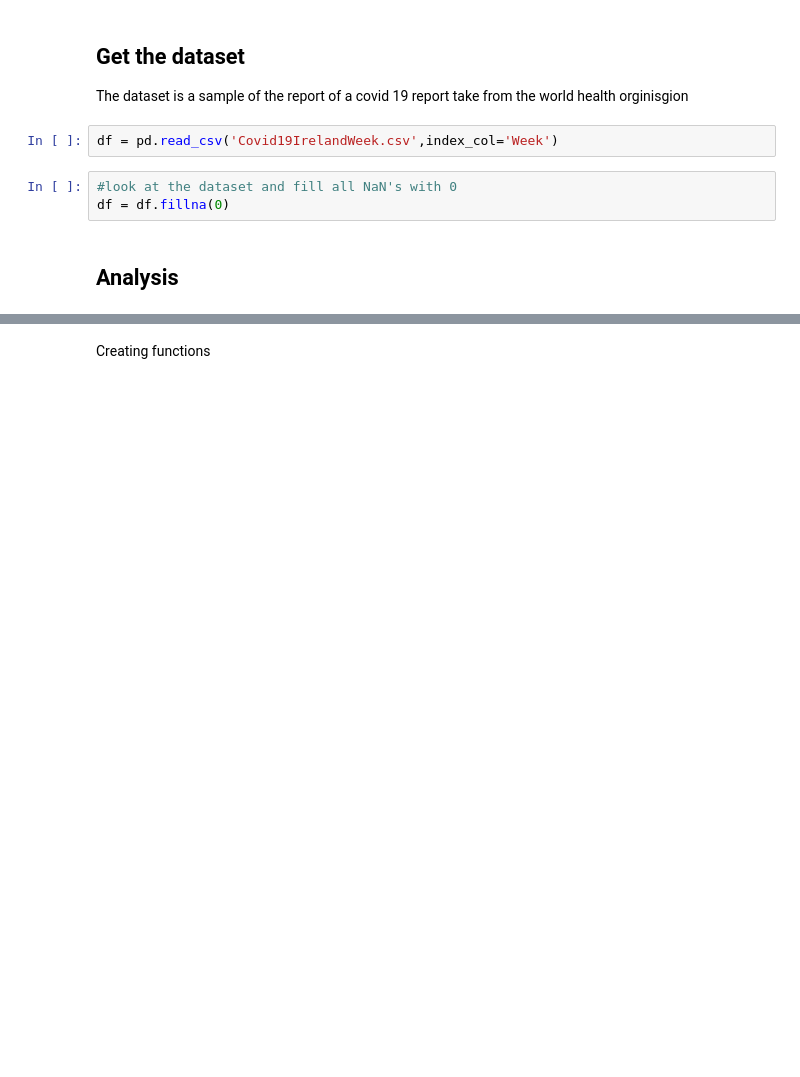
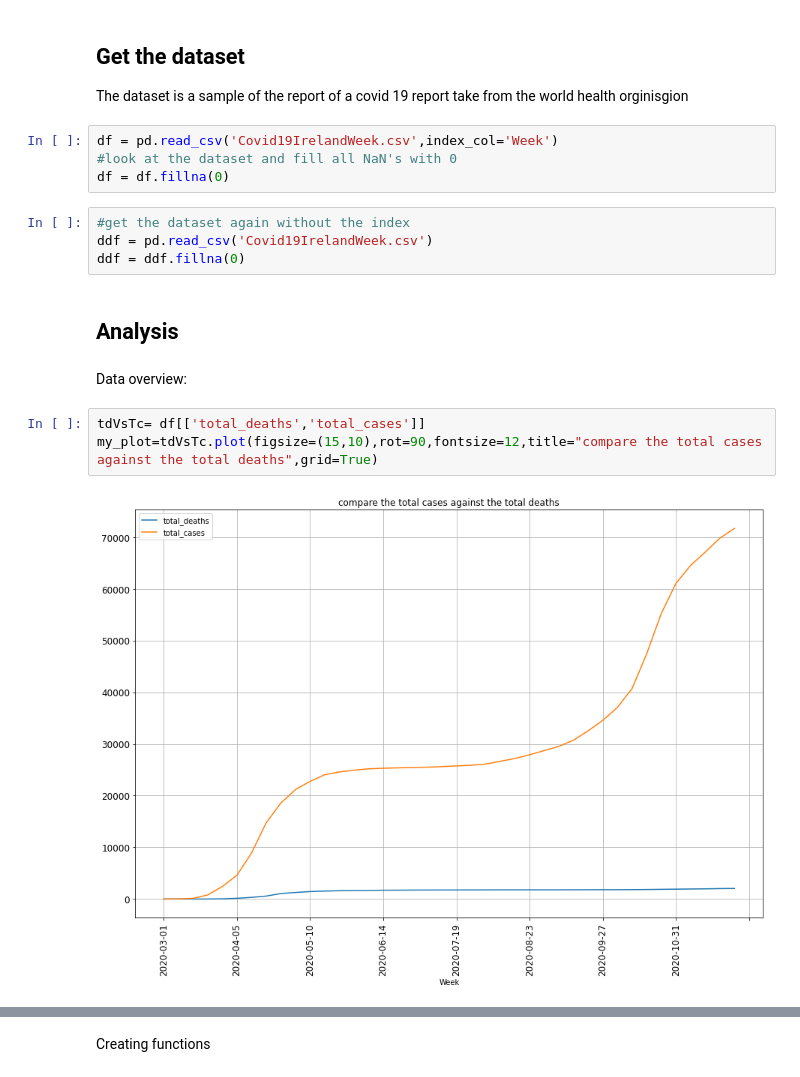
Before and after one commit to G00387859/programming-for-data-analysis-assignment, a Jupyter notebook: Project2020.ipynb, the cells around one changed output, grey strips where cells are left out. Drawn from its saved outputs; the diff is of its cells as text; blank space fills up the shorter version.

```diff
--- a/Project2020.ipynb
+++ b/Project2020.ipynb
@@ -21,8 +21,18 @@ import sklearn.model_selection as mod
 The dataset is a sample of the report of a covid 19 report take from the world health orginisgion
 # %%
 df = pd.read_csv('Covid19IrelandWeek.csv',index_col='Week')
+#look at the dataset and fill all NaN's with 0
+df = df.fillna(0)
-# %%
-#look at the dataset and fill all NaN's with 0
-df = df.fillna(0)
+# %%
+#get the dataset again without the index
+ddf = pd.read_csv('Covid19IrelandWeek.csv')
+ddf = ddf.fillna(0)
 # %% [markdown]
 ## Analysis
+# %% [markdown]
+Data overview:
+# %%
+tdVsTc= df[['total_deaths','total_cases']]
+my_plot=tdVsTc.plot(figsize=(15,10),rot=90,fontsize=12,title="compare the total cases against the total deaths",grid=True)
+# %% [output]
+[figure, added]
```
Also changed, not shown: parts of 7 cells of this notebook.
